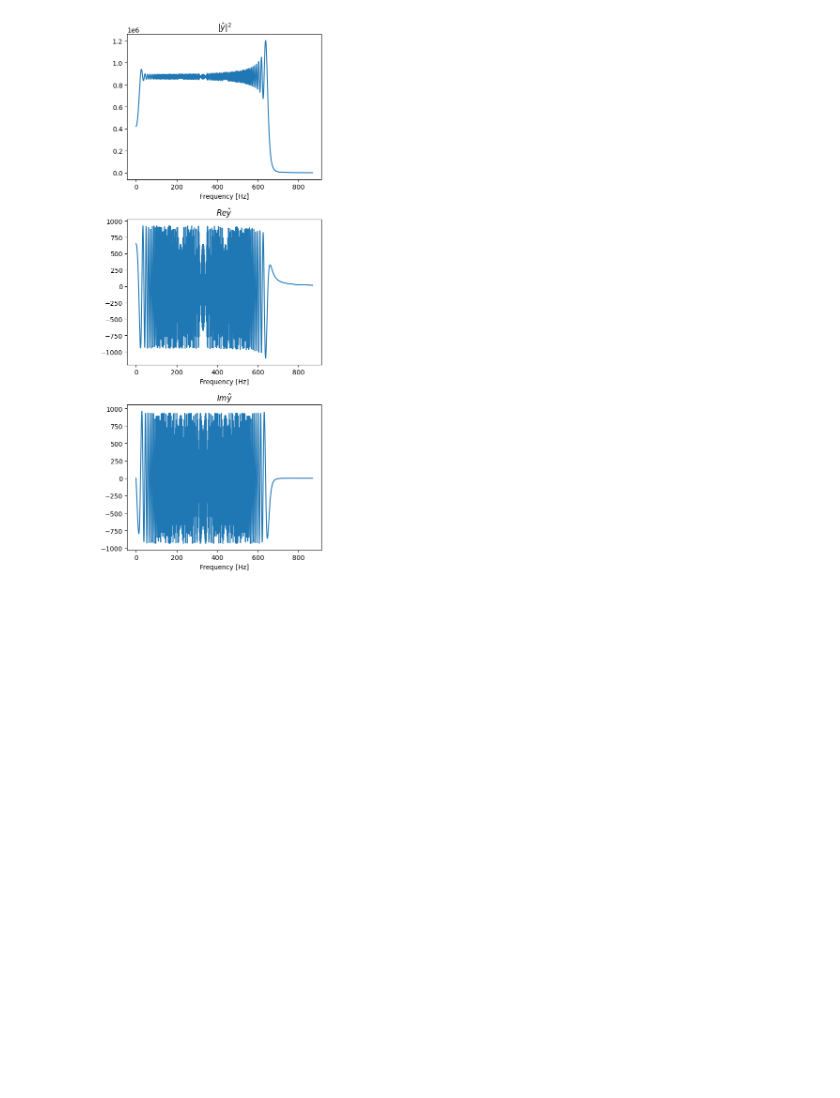
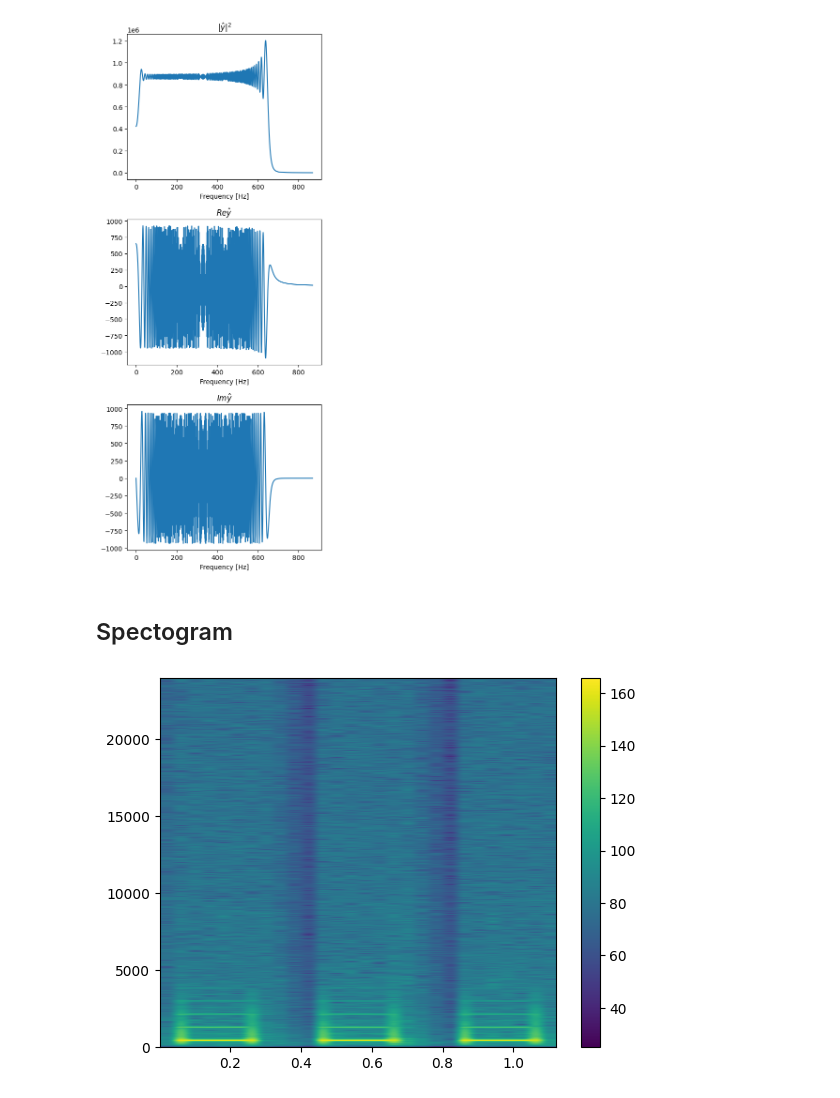
Before and after one commit to andresroliveira/FourierAnalysis, a Jupyter notebook: notebook.ipynb, the cells around one changed output. Drawn from its saved outputs; the diff is of its cells as text; code cells hidden in the pictures; blank space fills up the shorter version.

```diff
--- a/notebook.ipynb
+++ b/notebook.ipynb
@@ -99,3 +99,11 @@ fig.tight_layout()
 plt.show()
 # %% [output]
 [figure]
+# %% [markdown]
+## Spectogram
+# %%
+plt.specgram(x, Fs = samplerate, NFFT= 2048)
+plt.colorbar()
+plt.show()
+# %% [output]
+[figure, added]
```
Also changed, not shown: parts of 1 cell of this notebook.
